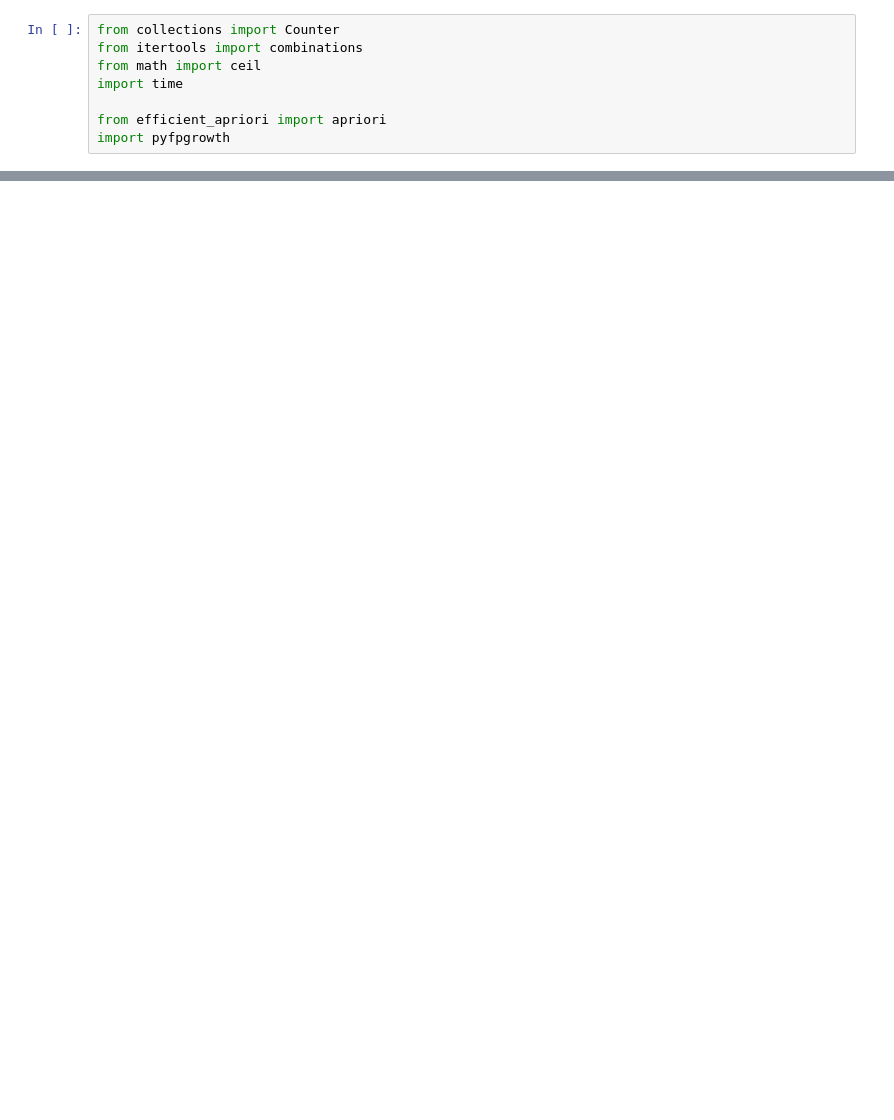
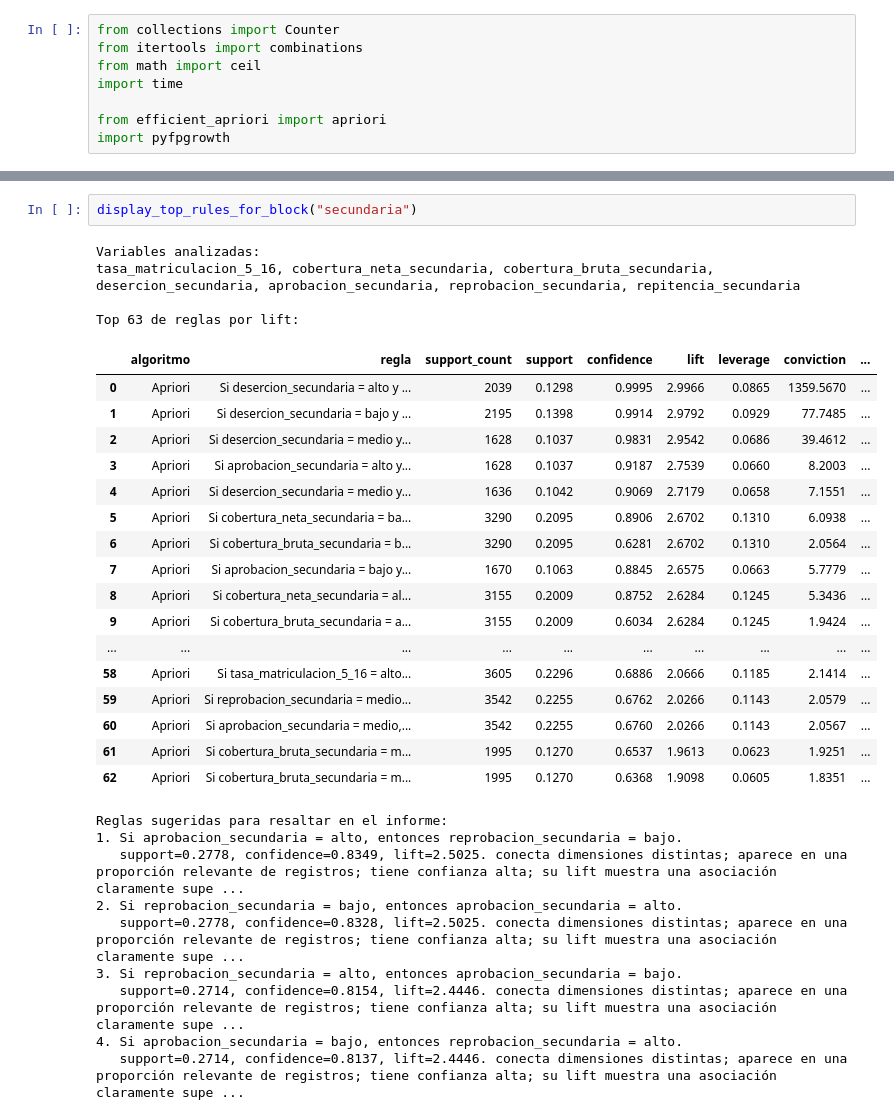
Before and after one commit to Locotin/data-mining, a Jupyter notebook: Proyecto/Entrega-3.ipynb, the cells around one changed output, grey strips where cells are left out. Drawn from its saved outputs; the diff is of its cells as text; blank space fills up the shorter version.

```diff
--- a/Proyecto/Entrega-3.ipynb
+++ b/Proyecto/Entrega-3.ipynb
@@ -1448,0 +1883,33 @@ else:
+# %%
+display_top_rules_for_block("secundaria")
+# %% [output]
+Variables analizadas:
+tasa_matriculacion_5_16, cobertura_neta_secundaria, cobertura_bruta_secundaria, desercion_secundaria, aprobacion_secundaria, reprobacion_secundaria, repitencia_secundaria
+
+Top 63 de reglas por lift:
+|  | algoritmo | regla | support_count | support | confidence | lift | leverage | conviction | ... |
+| 0 | Apriori | Si desercion_secundaria = alto y ... | 2039 | 0.1298 | 0.9995 | 2.9966 | 0.0865 | 1359.5670 | ... |
+| 1 | Apriori | Si desercion_secundaria = bajo y ... | 2195 | 0.1398 | 0.9914 | 2.9792 | 0.0929 | 77.7485 | ... |
+| 2 | Apriori | Si desercion_secundaria = medio y... | 1628 | 0.1037 | 0.9831 | 2.9542 | 0.0686 | 39.4612 | ... |
+| 3 | Apriori | Si aprobacion_secundaria = alto y... | 1628 | 0.1037 | 0.9187 | 2.7539 | 0.0660 | 8.2003 | ... |
+| 4 | Apriori | Si desercion_secundaria = medio y... | 1636 | 0.1042 | 0.9069 | 2.7179 | 0.0658 | 7.1551 | ... |
+| 5 | Apriori | Si cobertura_neta_secundaria = ba... | 3290 | 0.2095 | 0.8906 | 2.6702 | 0.1310 | 6.0938 | ... |
+| 6 | Apriori | Si cobertura_bruta_secundaria = b... | 3290 | 0.2095 | 0.6281 | 2.6702 | 0.1310 | 2.0564 | ... |
+| 7 | Apriori | Si aprobacion_secundaria = bajo y... | 1670 | 0.1063 | 0.8845 | 2.6575 | 0.0663 | 5.7779 | ... |
+| 8 | Apriori | Si cobertura_neta_secundaria = al... | 3155 | 0.2009 | 0.8752 | 2.6284 | 0.1245 | 5.3436 | ... |
+| 9 | Apriori | Si cobertura_bruta_secundaria = a... | 3155 | 0.2009 | 0.6034 | 2.6284 | 0.1245 | 1.9424 | ... |
+| ... | ... | ... | ... | ... | ... | ... | ... | ... | ... |
+| 58 | Apriori | Si tasa_matriculacion_5_16 = alto... | 3605 | 0.2296 | 0.6886 | 2.0666 | 0.1185 | 2.1414 | ... |
+| 59 | Apriori | Si reprobacion_secundaria = medio... | 3542 | 0.2255 | 0.6762 | 2.0266 | 0.1143 | 2.0579 | ... |
+| 60 | Apriori | Si aprobacion_secundaria = medio,... | 3542 | 0.2255 | 0.6760 | 2.0266 | 0.1143 | 2.0567 | ... |
+| 61 | Apriori | Si cobertura_bruta_secundaria = m... | 1995 | 0.1270 | 0.6537 | 1.9613 | 0.0623 | 1.9251 | ... |
+| 62 | Apriori | Si cobertura_bruta_secundaria = m... | 1995 | 0.1270 | 0.6368 | 1.9098 | 0.0605 | 1.8351 | ... |
+Reglas sugeridas para resaltar en el informe:
+1. Si aprobacion_secundaria = alto, entonces reprobacion_secundaria = bajo.
+   support=0.2778, confidence=0.8349, lift=2.5025. conecta dimensiones distintas; aparece en una proporción relevante de registros; tiene confianza alta; su lift muestra una asociación claramente supe ...
+2. Si reprobacion_secundaria = bajo, entonces aprobacion_secundaria = alto.
+   support=0.2778, confidence=0.8328, lift=2.5025. conecta dimensiones distintas; aparece en una proporción relevante de registros; tiene confianza alta; su lift muestra una asociación claramente supe ...
+3. Si reprobacion_secundaria = alto, entonces aprobacion_secundaria = bajo.
+   support=0.2714, confidence=0.8154, lift=2.4446. conecta dimensiones distintas; aparece en una proporción relevante de registros; tiene confianza alta; su lift muestra una asociación claramente supe ...
+4. Si aprobacion_secundaria = bajo, entonces reprobacion_secundaria = alto.
+   support=0.2714, confidence=0.8137, lift=2.4446. conecta dimensiones distintas; aparece en una proporción relevante de registros; tiene confianza alta; su lift muestra una asociación claramente supe ...
```
Also changed, not shown: parts of 34 cells of this notebook.
